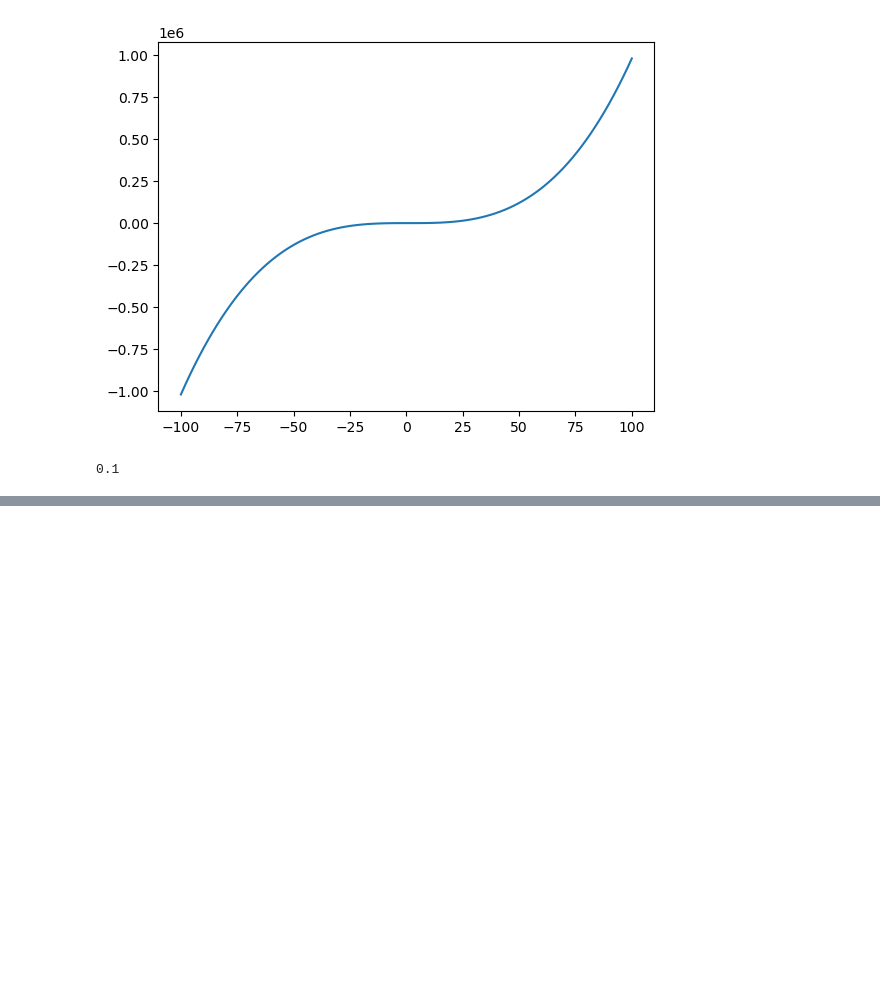
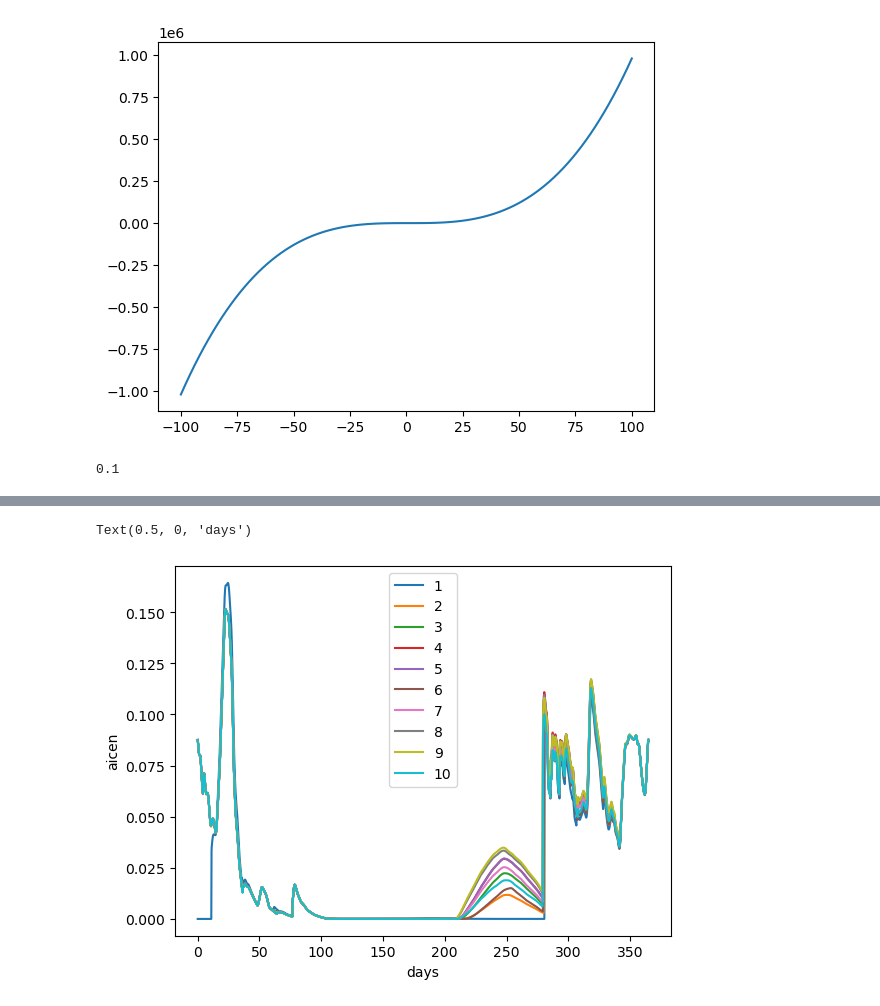
Before and after one commit to NoahDay/sea-ice-models, a Jupyter notebook: sea-ice-model.ipynb, the cells around one changed output, grey strips where cells are left out. Saved outputs shown, nothing was run; the diff lists cells and outputs as text; code cells hidden in the pictures; blank space fills up the shorter version.

```diff
--- a/sea-ice-model.ipynb
+++ b/sea-ice-model.ipynb
@@ -544,0 +610,10 @@ y[0]
+# %%
+var = 'aicen'
+for i in range(1,11):
+    plt.plot(np.linspace(0,365,365*24), ds[var][(i-1)*365*24:i*365*24,0, column_test], label = str(i))
+plt.legend()
+plt.ylabel(var)
+plt.xlabel('days')
+# %% [output]
+Text(0.5, 0, 'days')
+[figure, added]
```
Also changed, not shown: parts of 7 cells of this notebook, 3 other files.
